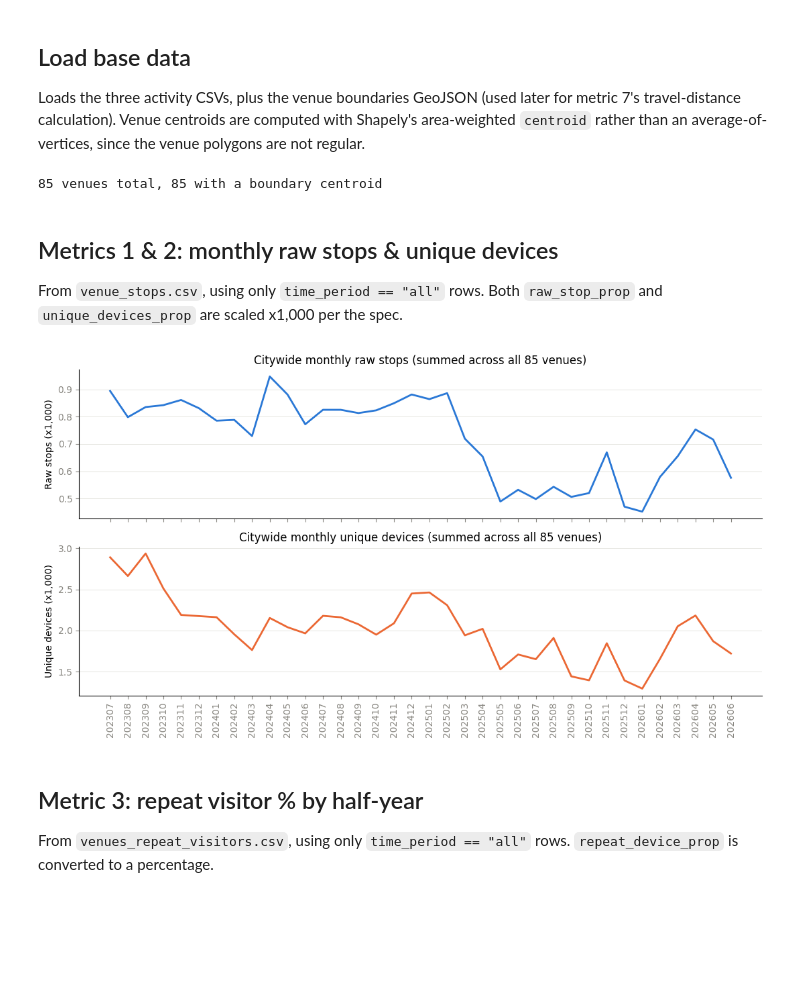
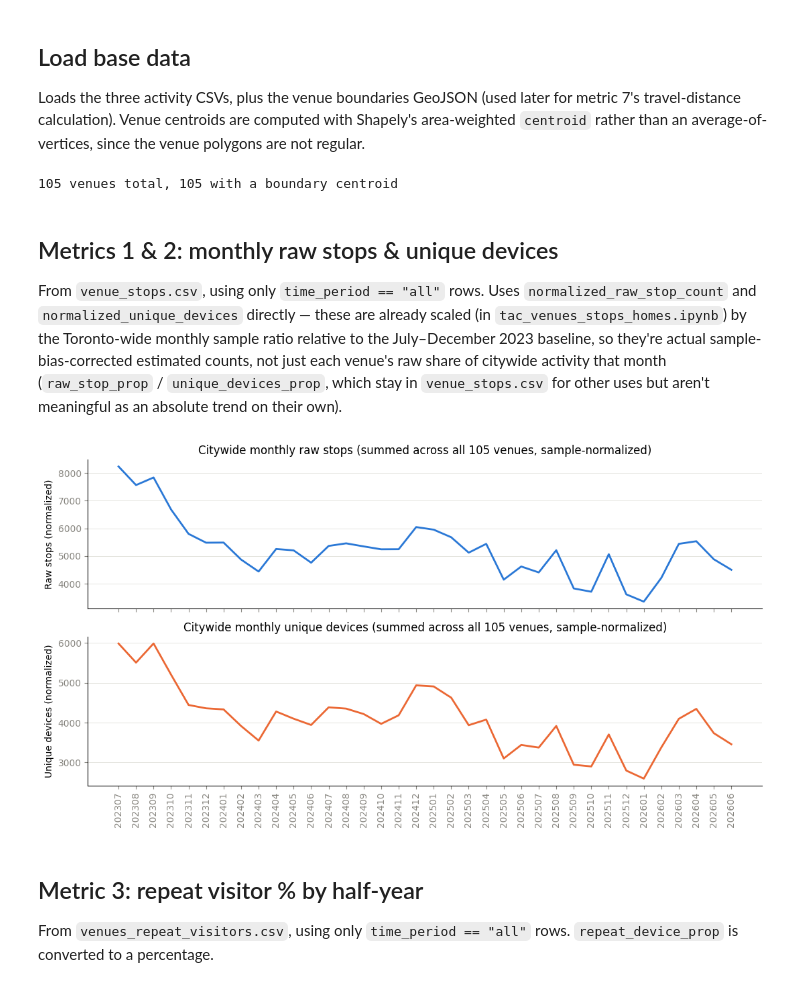
Before and after one commit to schoolofcities/eddit-tac, a Jupyter notebook: analysis/activity/compute_venue_activity_metrics.ipynb, the cells around one changed output. Drawn from its saved outputs; the diff is of its cells as text; code cells hidden in the pictures; blank space fills up the shorter version.

Commit message:
Update new venues with activity

```diff
--- a/analysis/activity/compute_venue_activity_metrics.ipynb
+++ b/analysis/activity/compute_venue_activity_metrics.ipynb
@@ -28,17 +28,18 @@ from tqdm.notebook import tqdm
 # --- Paths ---
 DATA_DIR = Path("../../data")
 ACTIVITY_DIR = DATA_DIR / "activity"
-VENUES_DIR = DATA_DIR / "venues" / "tac-list"
+VENUES_DIR = DATA_DIR / "venues"
 
 VENUE_STOPS_CSV = ACTIVITY_DIR / "venue_stops.csv"
 REPEAT_VISITORS_CSV = ACTIVITY_DIR / "venues_repeat_visitors.csv"
 HOMES_CSV = ACTIVITY_DIR / "venues_homes.csv"
-BOUNDARIES_GEOJSON = VENUES_DIR / "venues-boundaries.geo.json"
+# Current, full 105-venue boundary set. (The older data/venues/tac-list/venues-boundaries.geo.json
+# only covers the original 85 venues and is kept there for historical/reference purposes only.)
+BOUNDARIES_GEOJSON = VENUES_DIR / "venues-boundaries.geojson"
 
 OUTPUT_JSON = ACTIVITY_DIR / "venue_metrics.json"
 
 # --- Metric scaling ---
-PROP_SCALE = 1_000  # metrics 1 & 2: raw_stop_prop / unique_devices_prop are multiplied by 1,000
 PCT_SCALE = 100  # metrics 3, 4, 5: expressed as percentages
 
 # Distance buckets (km) for the home-origin travel distance distribution (metric 7).
@@ -107,51 +108,61 @@ venue_ids = sorted(venue_names)
 
 print(f"{len(venue_ids)} venues total, {len(venue_centroids)} with a boundary centroid")
 # %% [output]
-85 venues total, 85 with a boundary centroid
+105 venues total, 105 with a boundary centroid
 # %% [markdown]
 ## Metrics 1 & 2: monthly raw stops & unique devices
 
-From `venue_stops.csv`, using only `time_period == "all"` rows. Both
-`raw_stop_prop` and `unique_devices_prop` are scaled x1,000 per the spec.
+From `venue_stops.csv`, using only `time_period == "all"` rows. Uses
+`normalized_raw_stop_count` and `normalized_unique_devices` directly — these are
+already scaled (in `tac_venues_stops_homes.ipynb`) by the Toronto-wide monthly
+sample ratio relative to the July–December 2023 baseline, so they're actual
+sample-bias-corrected estimated counts, not just each venue's raw share of
+citywide activity that month (`raw_stop_prop` / `unique_devices_prop`, which stay
+in `venue_stops.csv` for other uses but aren't meaningful as an absolute trend on
+their own).
 # %%
 stops_all = venue_stops[venue_stops.time_period == "all"].copy()
 stops_all["year_month"] = stops_all.year_month.astype(str)
-stops_all["raw_stops_scaled"] = stops_all.raw_stop_prop * PROP_SCALE
-stops_all["unique_devices_scaled"] = stops_all.unique_devices_prop * PROP_SCALE
 
 monthly_raw_stops = {}
 monthly_unique_devices = {}
 for venue_id, grp in tqdm(stops_all.groupby("venue_id"), desc="monthly stops/devices"):
     grp = grp.sort_values("year_month")
     monthly_raw_stops[venue_id] = [
-        {"year_month": ym, "value": round(v, 6)} for ym, v in zip(grp.year_month, grp.raw_stops_scaled)
+        {"year_month": ym, "value": round(v, 4)} for ym, v in zip(grp.year_month, grp.normalized_raw_stop_count)
     ]
     monthly_unique_devices[venue_id] = [
-        {"year_month": ym, "value": round(v, 6)} for ym, v in zip(grp.year_month, grp.unique_devices_scaled)
+        {"year_month": ym, "value": round(v, 4)} for ym, v in zip(grp.year_month, grp.normalized_unique_devices)
     ]
 # %%
 # Summary chart: citywide monthly totals (sanity check, not saved)
 monthly_totals = (
-    stops_all.groupby("year_month")[["raw_stops_scaled", "unique_devices_scaled"]].sum().sort_index()
+    stops_all.groupby("year_month")[["normalized_raw_stop_count", "normalized_unique_devices"]]
+    .sum()
+    .sort_index()
 )
 
 fig, axes = plt.subplots(2, 1, figsize=(11, 6), sharex=True)
 
-axes[0].plot(monthly_totals.index, monthly_totals.raw_stops_scaled, color=CATEGORICAL_PALETTE[0], linewidth=2)
-axes[0].set_title("Citywide monthly raw stops (summed across all 85 venues)")
-axes[0].set_ylabel("Raw stops (x1,000)")
+axes[0].plot(
+    monthly_totals.index, monthly_totals.normalized_raw_stop_count, color=CATEGORICAL_PALETTE[0], linewidth=2
+)
+axes[0].set_title(f"Citywide monthly raw stops (summed across all {len(venue_ids)} venues, sample-normalized)")
+axes[0].set_ylabel("Raw stops (normalized)")
 style_axis(axes[0])
 
-axes[1].plot(monthly_totals.index, monthly_totals.unique_devices_scaled, color=CATEGORICAL_PALETTE[1], linewidth=2)
-axes[1].set_title("Citywide monthly unique devices (summed across all 85 venues)")
-axes[1].set_ylabel("Unique devices (x1,000)")
+axes[1].plot(
+    monthly_totals.index, monthly_totals.normalized_unique_devices, color=CATEGORICAL_PALETTE[1], linewidth=2
+)
+axes[1].set_title(f"Citywide monthly unique devices (summed across all {len(venue_ids)} venues, sample-normalized)")
+axes[1].set_ylabel("Unique devices (normalized)")
 axes[1].tick_params(axis="x", rotation=90)
 style_axis(axes[1])
 
 plt.tight_layout()
 plt.show()
 # %% [output]
-[figure, old version]
+[figure, new version]
 # %% [markdown]
 ## Metric 3: repeat visitor % by half-year
 
```
Also changed, not shown: parts of 7 cells of this notebook, 26 other files.
